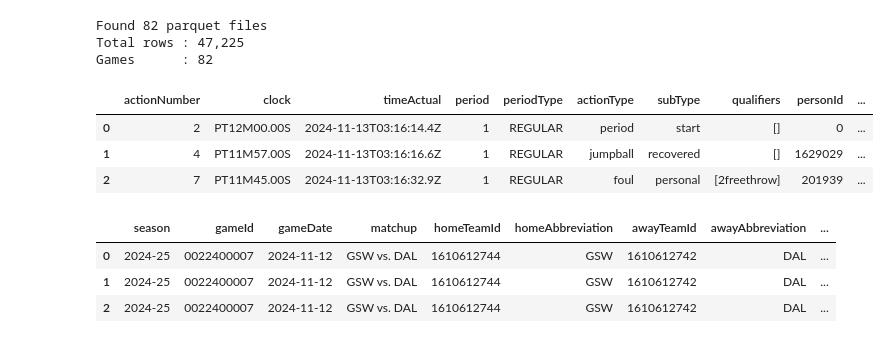
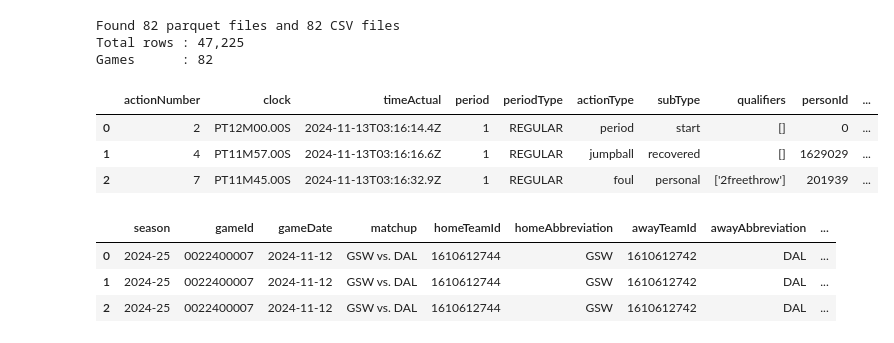
Before and after one commit to mouchatt6/BSA-Basketball-Game-State-Probability-Model, a Jupyter notebook: data/data_test_24_25.ipynb, the cells around one changed output. Saved outputs shown, nothing was run; the diff lists cells and outputs as text; code cells hidden in the pictures.

```diff
--- a/data/data_test_24_25.ipynb
+++ b/data/data_test_24_25.ipynb
@@ -82,34 +192,39 @@ def loadAllGameMeta(gameIds):
 # %%
 # ─────────────────────────────────────────────────────────────────────────────
-# Load all 2024-25 GSW play-by-play from the Live API parquet files
+# Load all 2024-25 GSW play-by-play from the Live API local files
 # Scraped via scrape_live_gsw_24_25.py using nba_api.live PlayByPlay endpoint.
 # gameId is not embedded in the action data, so it is read from the filename.
 # ─────────────────────────────────────────────────────────────────────────────
 liveDir = Path('live/2024-25/Golden State Warriors')
 parquetFiles = sorted(liveDir.glob('*.parquet'))
-print(f'Found {len(parquetFiles)} parquet files')
+csvFiles = sorted(liveDir.glob('*.csv'))
+dataFiles = parquetFiles or csvFiles
+print(f'Found {len(parquetFiles)} parquet files and {len(csvFiles)} CSV files')
+
+if not dataFiles:
+    raise FileNotFoundError(f'No play-by-play files found in {liveDir}')
 
 parts = []
-for p in parquetFiles:
-    gameDf = pd.read_parquet(p)
+for p in dataFiles:
+    gameDf = readLocalTable(p)
     gameDf['gameId'] = p.stem   # filename stem = NBA game ID
     # Sort by actionNumber so events are in canonical chronological order.
     # The live API occasionally delivers rows out of order around period
     # transitions (e.g. period-start before end-of-period free throws).
     if 'actionNumber' in gameDf.columns:
         gameDf = gameDf.sort_values('actionNumber').reset_index(drop=True)
     parts.append(gameDf)
 
 gsw_pbp_24_25 = pd.concat(parts, ignore_index=True)
 print(f'Total rows : {len(gsw_pbp_24_25):,}')
 print(f'Games      : {gsw_pbp_24_25["gameId"].nunique()}')
 gsw_pbp_24_25.head(3)
 # %% [output]
-Found 82 parquet files
+Found 82 parquet files and 82 CSV files
 Total rows : 47,225
 Games      : 82
 |  | actionNumber | clock | timeActual | period | periodType | actionType | subType | qualifiers | personId | ... |
 | 0 | 2 | PT12M00.00S | 2024-11-13T03:16:14.4Z | 1 | REGULAR | period | start | [] | 0 | ... |
 | 1 | 4 | PT11M57.00S | 2024-11-13T03:16:16.6Z | 1 | REGULAR | jumpball | recovered | [] | 1629029 | ... |
-| 2 | 7 | PT11M45.00S | 2024-11-13T03:16:32.9Z | 1 | REGULAR | foul | personal | [2freethrow] | 201939 | ... |
+| 2 | 7 | PT11M45.00S | 2024-11-13T03:16:32.9Z | 1 | REGULAR | foul | personal | ['2freethrow'] | 201939 | ... |
 # %%
```
Also changed, not shown: parts of 21 cells of this notebook.
